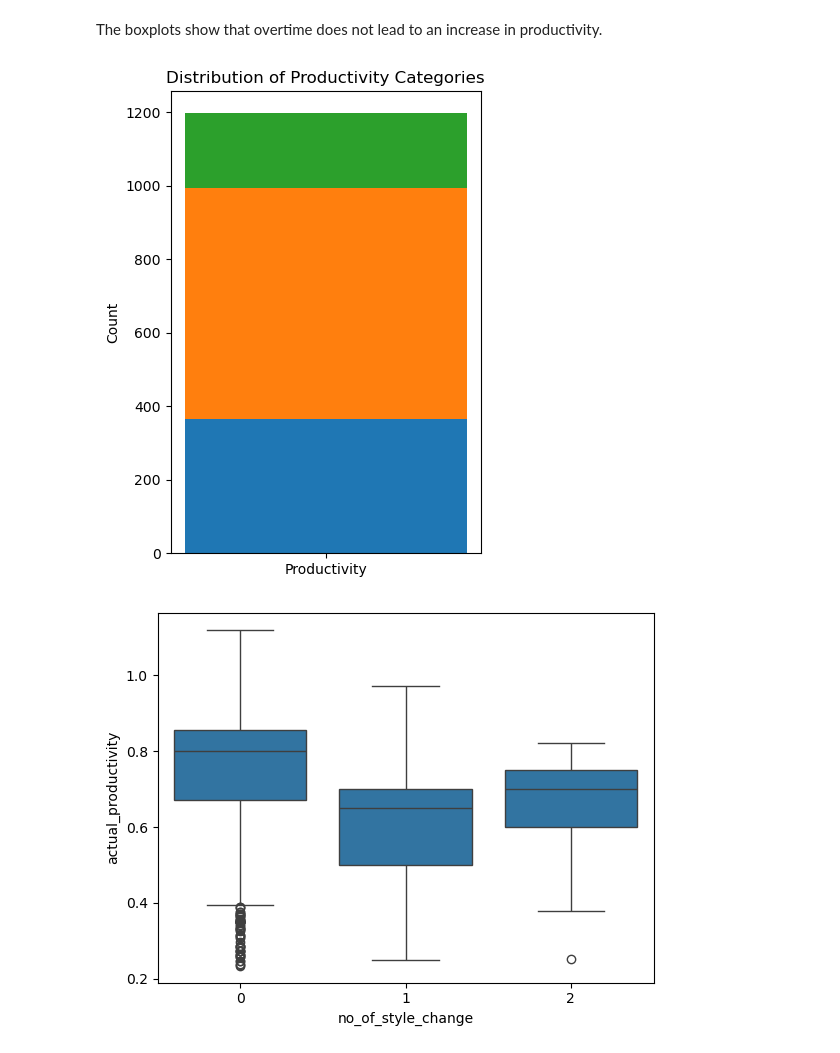
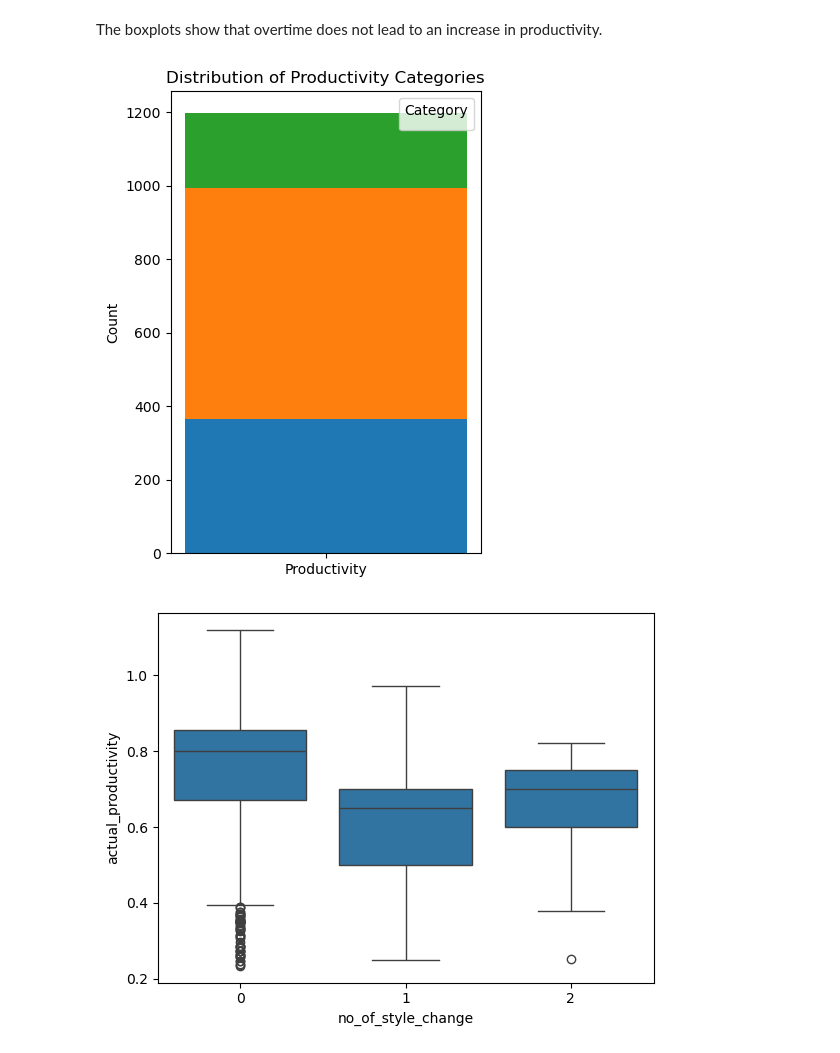
Before and after one commit to gabarosky/productivity_garmet_industry, a Jupyter notebook: notebooks/initial.ipynb, the cells around one changed output. Drawn from its saved outputs; the diff is of its cells as text; code cells hidden in the pictures.

```diff
--- a/notebooks/initial.ipynb
+++ b/notebooks/initial.ipynb
@@ -321,21 +349,21 @@ The boxplots show that overtime does not lead to an increase in productivity.
 # %%
 import matplotlib.pyplot as plt
 
 counts = df['prod_cat'].value_counts().sort_index()
 
 plt.figure(figsize=(4,6))
 
 bottom = 0
 for cat, value in counts.items():
     plt.bar('Productivity', value, bottom=bottom)
     bottom += value
 
-ax.legend(title='Category')
+plt.legend(title='Category')
 plt.ylabel('Count')
 plt.title('Distribution of Productivity Categories')
 plt.show()
 # %% [output]
-[figure, old version]
+[figure, new version]
 # %%
 sns.boxplot(data=df, x='no_of_style_change', y='actual_productivity');
 # %% [output]
```
Also changed, not shown: parts of 61 cells of this notebook.
